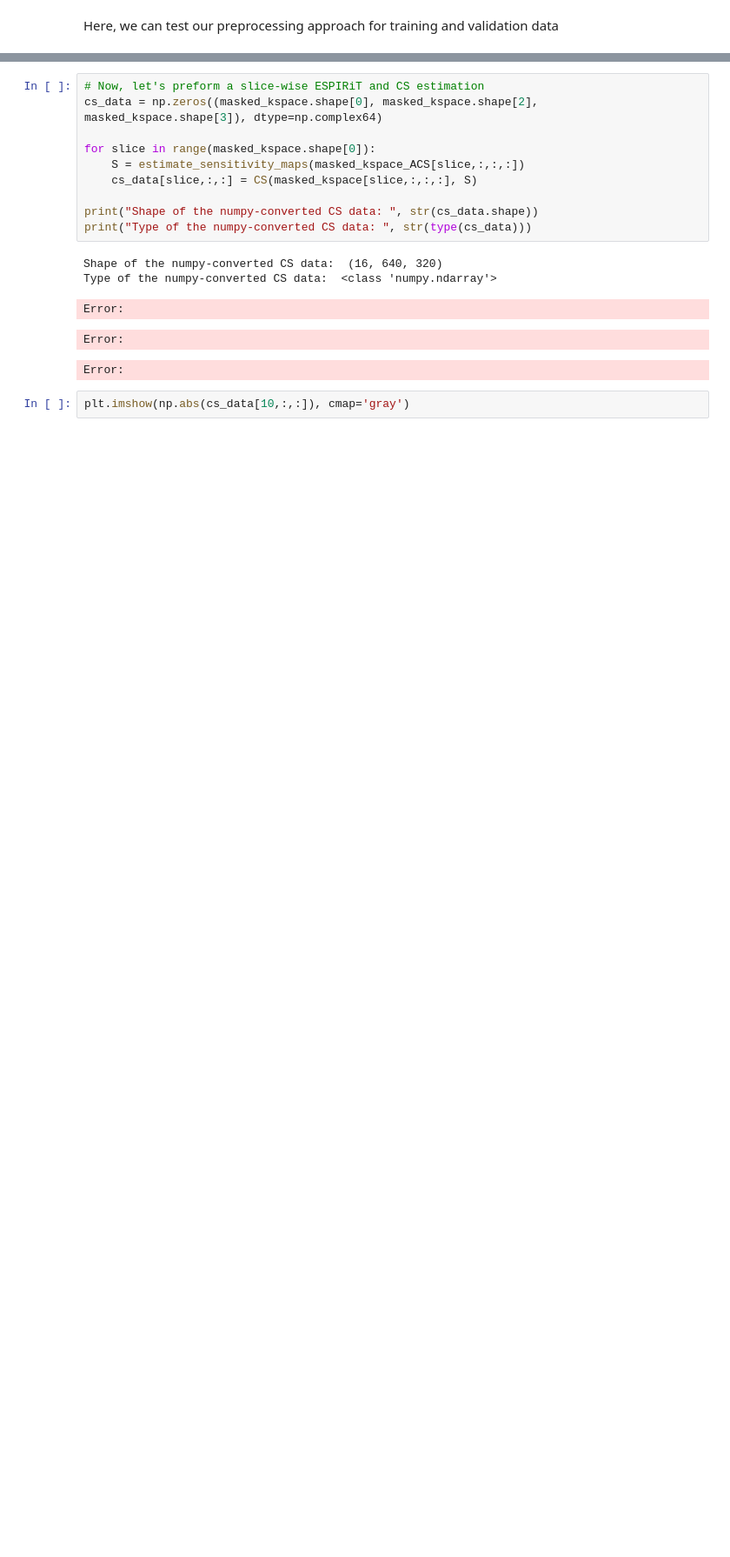
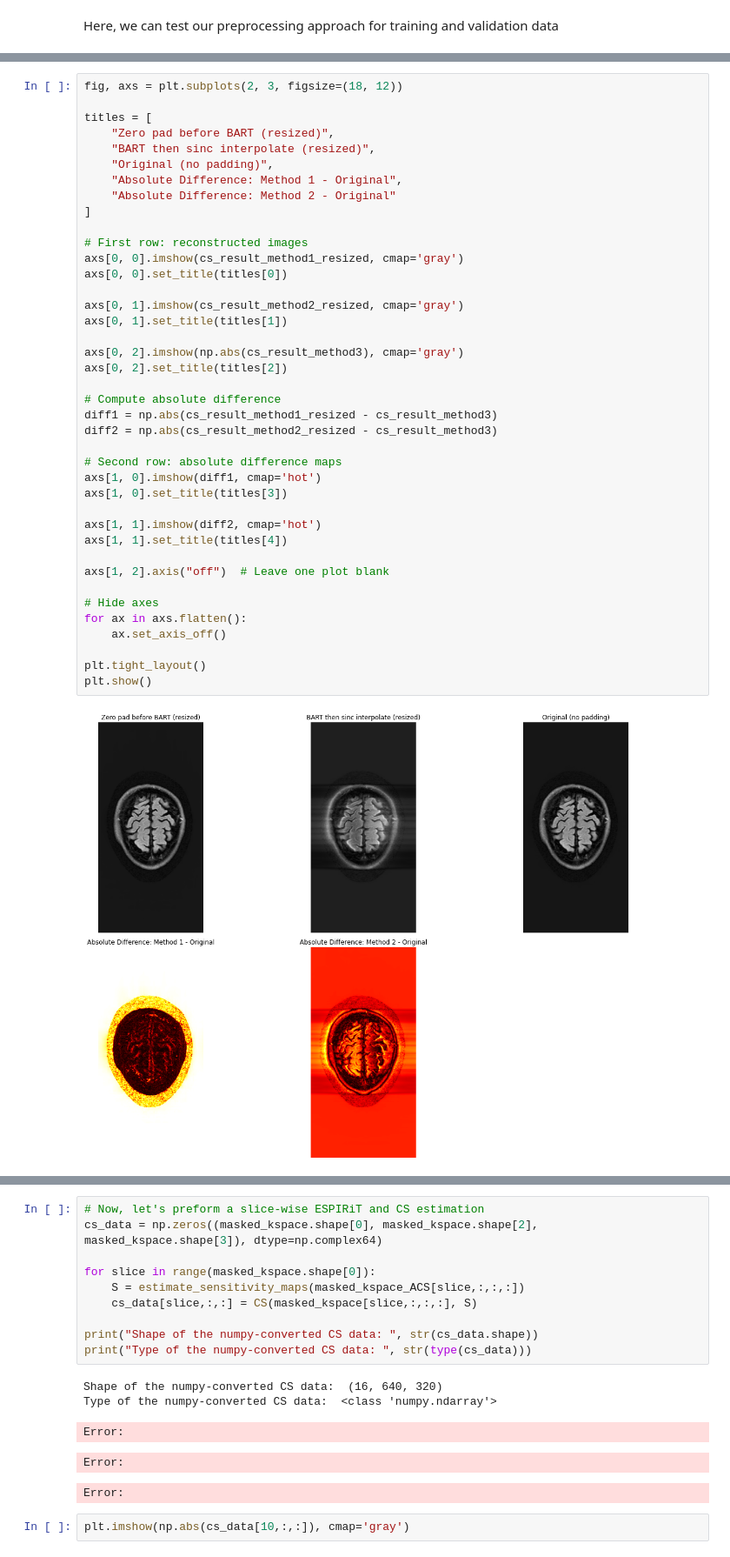
Before and after one commit to AlexSlock/fastMRI-hybrid-modelling, a Jupyter notebook: CSUNet/PreprocessingCode/preprocessing_tests.ipynb, the cells around one changed output, grey strips where cells are left out. Shown at 87% size. Drawn from its saved outputs; the diff is of its cells as text; blank space fills up the shorter version.

```diff
--- a/CSUNet/PreprocessingCode/preprocessing_tests.ipynb
+++ b/CSUNet/PreprocessingCode/preprocessing_tests.ipynb
@@ -271,0 +664,42 @@ Error:
+# %%
+fig, axs = plt.subplots(2, 3, figsize=(18, 12))
+
+titles = [
+    "Zero pad before BART (resized)",
+    "BART then sinc interpolate (resized)",
+    "Original (no padding)",
+    "Absolute Difference: Method 1 - Original",
+    "Absolute Difference: Method 2 - Original"
+]
+
+# First row: reconstructed images
+axs[0, 0].imshow(cs_result_method1_resized, cmap='gray')
+axs[0, 0].set_title(titles[0])
+
+axs[0, 1].imshow(cs_result_method2_resized, cmap='gray')
+axs[0, 1].set_title(titles[1])
+
+axs[0, 2].imshow(np.abs(cs_result_method3), cmap='gray')
+axs[0, 2].set_title(titles[2])
+
+# Compute absolute difference
+diff1 = np.abs(cs_result_method1_resized - cs_result_method3)
+diff2 = np.abs(cs_result_method2_resized - cs_result_method3)
+
+# Second row: absolute difference maps
+axs[1, 0].imshow(diff1, cmap='hot')
+axs[1, 0].set_title(titles[3])
+
+axs[1, 1].imshow(diff2, cmap='hot')
+axs[1, 1].set_title(titles[4])
+
+axs[1, 2].axis("off")  # Leave one plot blank
+
+# Hide axes
+for ax in axs.flatten():
+    ax.set_axis_off()
+
+plt.tight_layout()
+plt.show()
+# %% [output]
+[figure, added]
```
Also changed, not shown: parts of 54 cells of this notebook, 3 other files.
